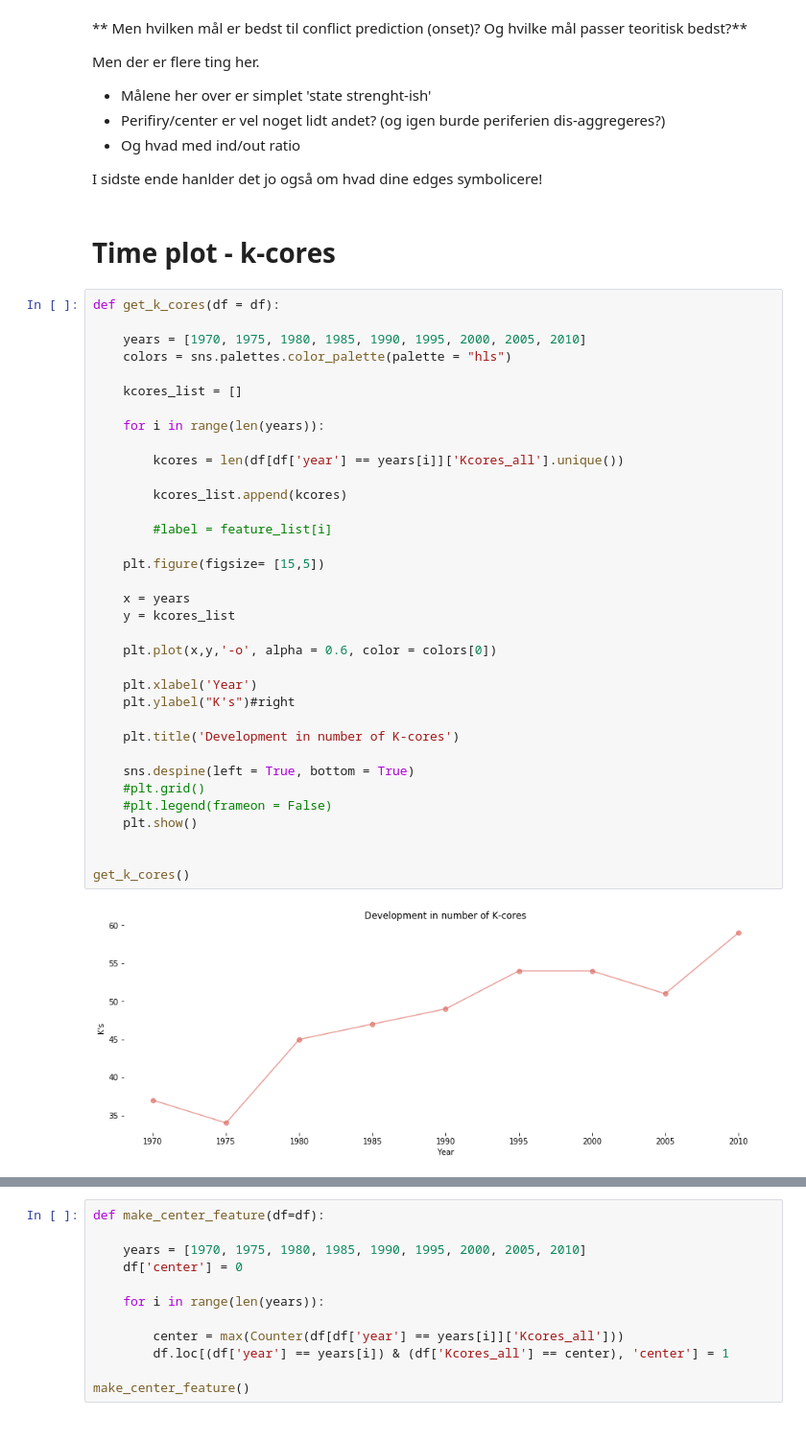
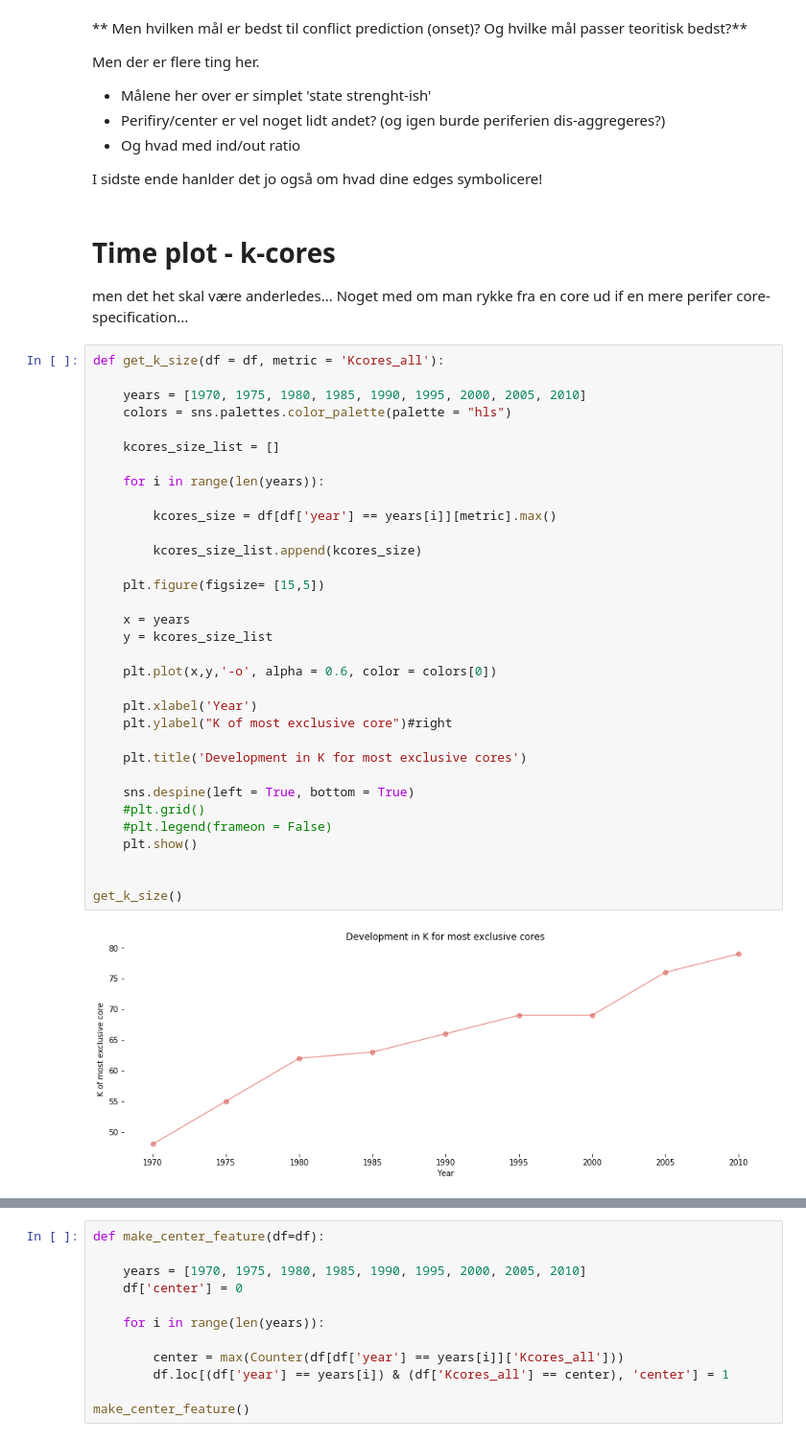
Before and after one commit to Polichinel/SNA, a Jupyter notebook: main_py.ipynb, the cells around one changed output, grey strips where cells are left out. Shown at 96% size. Cells and saved outputs as stored; diff of their text form.

Commit message:
working on k-cores

```diff
--- a/main_py.ipynb
+++ b/main_py.ipynb
@@ -382,42 +420,41 @@ Men der er flere ting her.
 - Og hvad med ind/out ratio
 
 I sidste ende hanlder det jo også om hvad dine edges symbolicere!
-# %% [markdown]
-# Time plot - k-cores
+# %% [markdown]
+# Time plot - k-cores
+men det het skal være anderledes... Noget med om man rykke fra en core ud if en mere perifer core-specification...
 # %%
-def get_k_cores(df = df):
+def get_k_size(df = df, metric = 'Kcores_all'):
 
     years = [1970, 1975, 1980, 1985, 1990, 1995, 2000, 2005, 2010]
     colors = sns.palettes.color_palette(palette = "hls")
 
-    kcores_list = []
+    kcores_size_list = []
 
     for i in range(len(years)):
 
-        kcores = len(df[df['year'] == years[i]]['Kcores_all'].unique())
+        kcores_size = df[df['year'] == years[i]][metric].max()
 
-        kcores_list.append(kcores)
-
-        #label = feature_list[i]
+        kcores_size_list.append(kcores_size)
 
     plt.figure(figsize= [15,5])
 
     x = years
-    y = kcores_list
+    y = kcores_size_list
 
     plt.plot(x,y,'-o', alpha = 0.6, color = colors[0])
 
     plt.xlabel('Year')
-    plt.ylabel("K's")#right
+    plt.ylabel("K of most exclusive core")#right
 
-    plt.title('Development in number of K-cores')
+    plt.title('Development in K for most exclusive cores')
 
     sns.despine(left = True, bottom = True)
     #plt.grid()
     #plt.legend(frameon = False)
     plt.show()
 
 
-get_k_cores()
+get_k_size()
 # %% [output]
-[figure, old version]
+[figure, new version]
```
Also changed, not shown: parts of 19 cells of this notebook.
